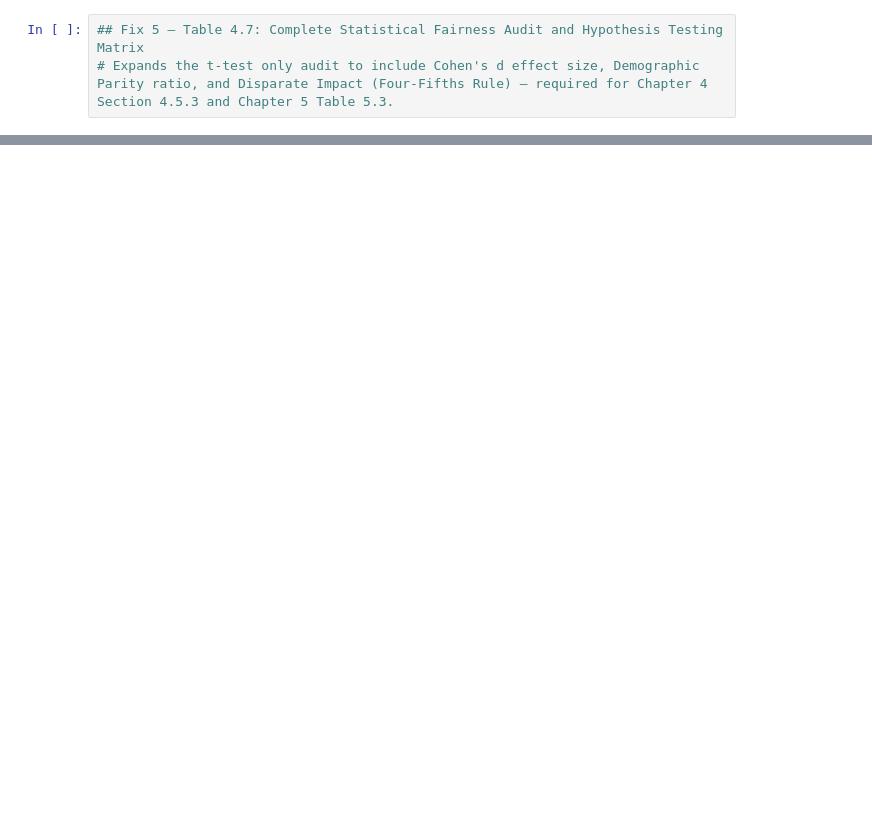
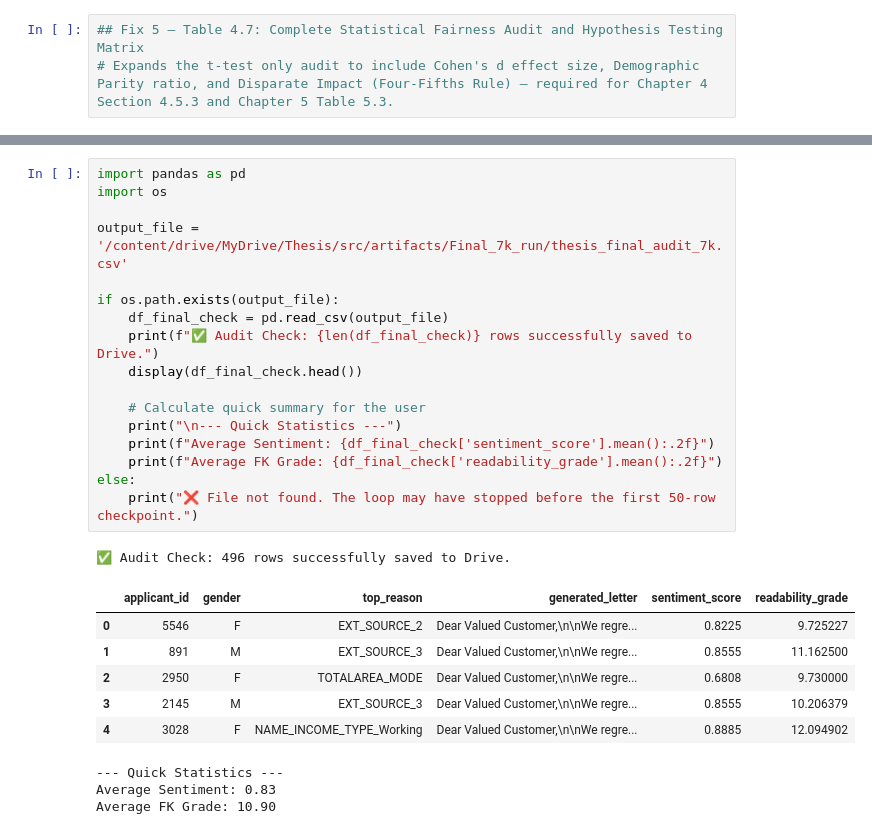
Before and after one commit to hemajuluri/Ethical-and-fairness, a Jupyter notebook: 03_Transition_Layer.ipynb, the cells around one changed output, grey strips where cells are left out. Saved outputs shown, nothing was run; the diff lists cells and outputs as text; blank space fills up the shorter version.

```diff
--- a/03_Transition_Layer.ipynb
+++ b/03_Transition_Layer.ipynb
@@ -1141,0 +1408,28 @@ for metric, row in table_4_7.iterrows():
+# %%
+import pandas as pd
+import os
+
+output_file = '/content/drive/MyDrive/Thesis/src/artifacts/Final_7k_run/thesis_final_audit_7k.csv'
+
+if os.path.exists(output_file):
+    df_final_check = pd.read_csv(output_file)
+    print(f"✅ Audit Check: {len(df_final_check)} rows successfully saved to Drive.")
+    display(df_final_check.head())
+
+    # Calculate quick summary for the user
+    print("\n--- Quick Statistics ---")
+    print(f"Average Sentiment: {df_final_check['sentiment_score'].mean():.2f}")
+    print(f"Average FK Grade: {df_final_check['readability_grade'].mean():.2f}")
+else:
+    print("❌ File not found. The loop may have stopped before the first 50-row checkpoint.")
+# %% [output]
+✅ Audit Check: 496 rows successfully saved to Drive.
+|  | applicant_id | gender | top_reason | generated_letter | sentiment_score | readability_grade |
+| 0 | 5546 | F | EXT_SOURCE_2 | Dear Valued Customer,\n\nWe regre... | 0.8225 | 9.725227 |
+| 1 | 891 | M | EXT_SOURCE_3 | Dear Valued Customer,\n\nWe regre... | 0.8555 | 11.162500 |
+| 2 | 2950 | F | TOTALAREA_MODE | Dear Valued Customer,\n\nWe regre... | 0.6808 | 9.730000 |
+| 3 | 2145 | M | EXT_SOURCE_3 | Dear Valued Customer,\n\nWe regre... | 0.8555 | 10.206379 |
+| 4 | 3028 | F | NAME_INCOME_TYPE_Working | Dear Valued Customer,\n\nWe regre... | 0.8885 | 12.094902 |
+--- Quick Statistics ---
+Average Sentiment: 0.83
+Average FK Grade: 10.90
```
Also changed, not shown: parts of 28 cells of this notebook.
